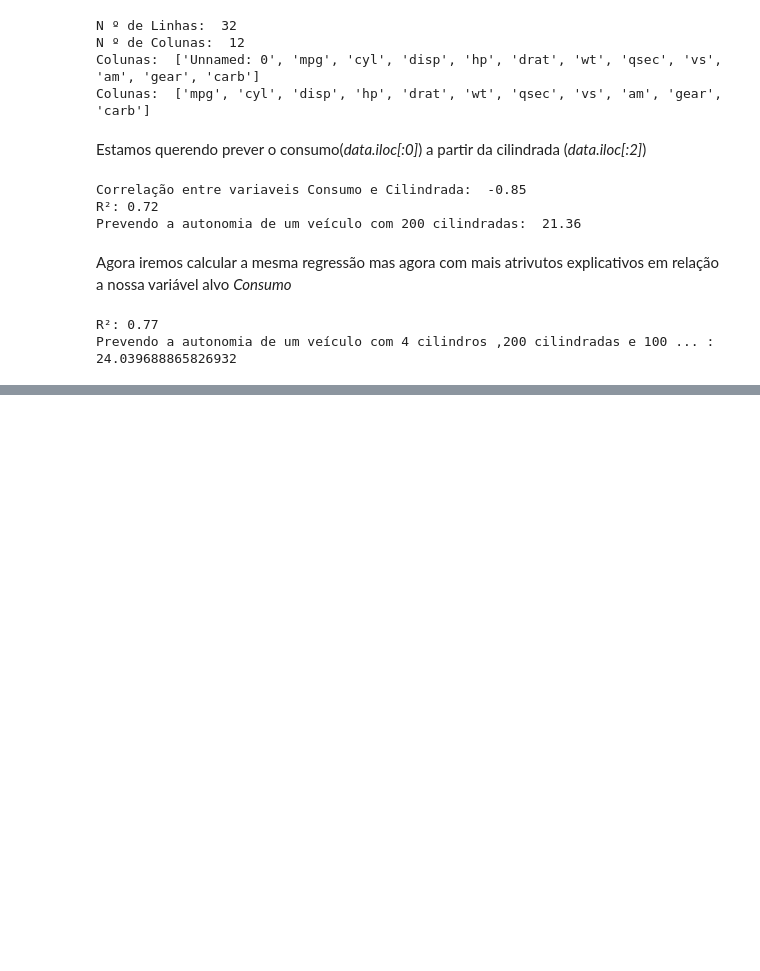
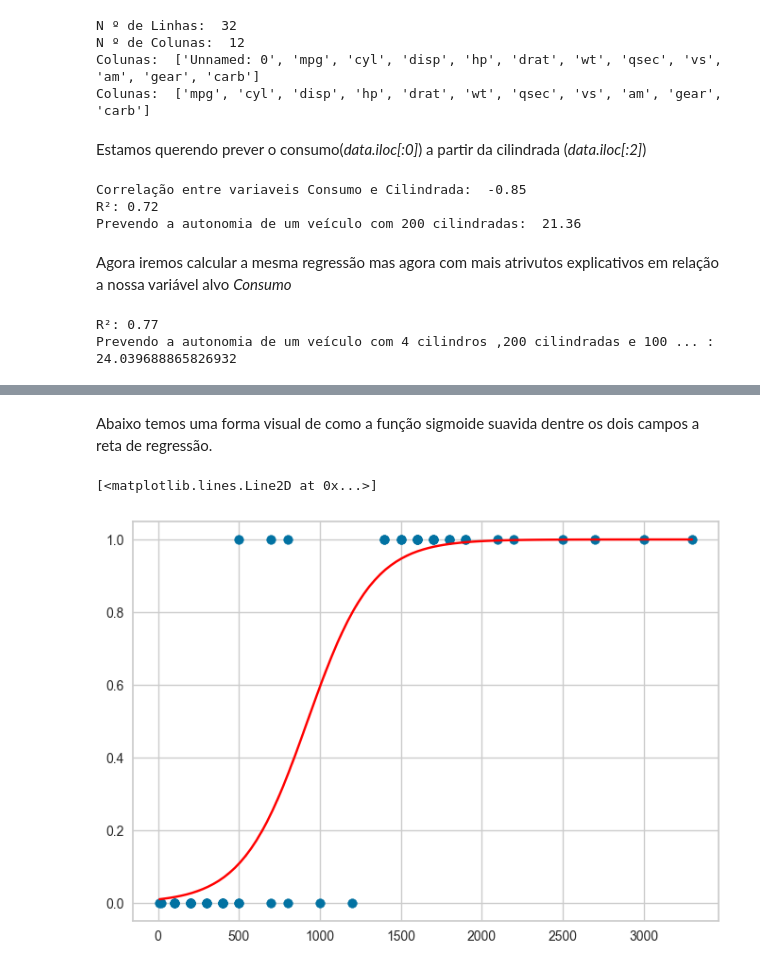
Before and after one commit to VINIA6/Study_Models, a Jupyter notebook: Study_Models.ipynb, the cells around one changed output, grey strips where cells are left out. Drawn from its saved outputs; the diff is of its cells as text; code cells hidden in the pictures; blank space fills up the shorter version.

```diff
--- a/Study_Models.ipynb
+++ b/Study_Models.ipynb
@@ -166,0 +227,4 @@ Prevendo a autonomia de um veículo com 4 cilindros ,200 cilindradas e 100 ... :
+# %%
+x = data.iloc[:,2].values
+x = x[:,np.newaxis]
+y = data.iloc[:,1].values
@@ -166,0 +241,10 @@ Prevendo a autonomia de um veículo com 4 cilindros ,200 cilindradas e 100 ... :
+# %% [markdown]
+Abaixo temos uma forma visual de como a função sigmoide suavida dentre os dois campos a reta de regressão.
+# %%
+plt.scatter(x,y)
+x_teste = np.linspace(10,3300,100)
+r = 1/(1+np.exp(-(x_teste * modelo.coef_ + modelo.intercept_).ravel()))
+plt.plot(x_teste, r, color='red')
+# %% [output]
+[<matplotlib.lines.Line2D at 0x...>]
+[figure, added]
```
Also changed, not shown: parts of 15 cells of this notebook, 2 other files.
